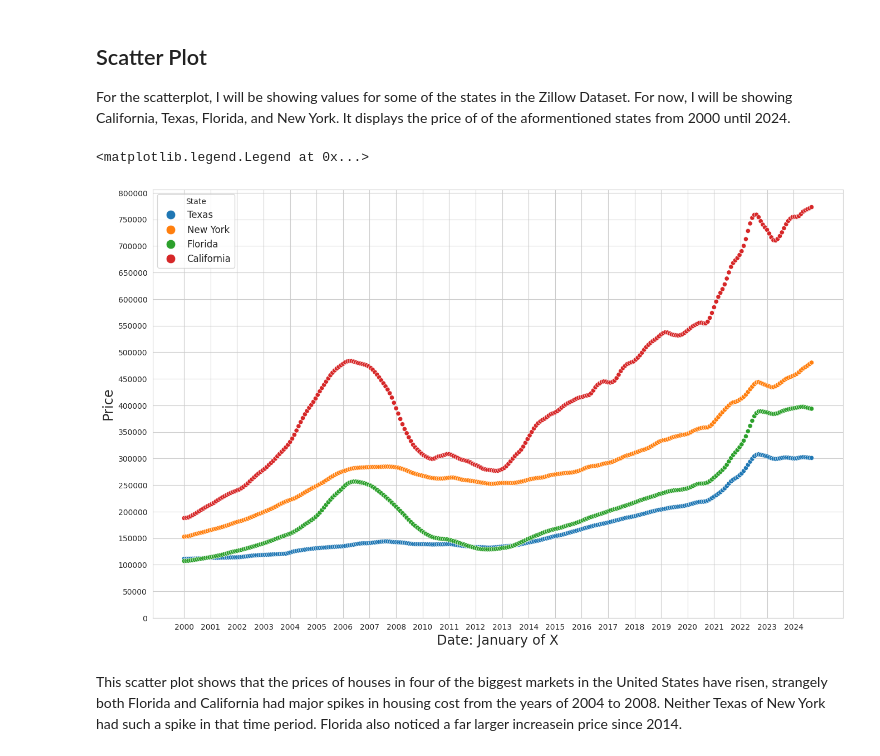
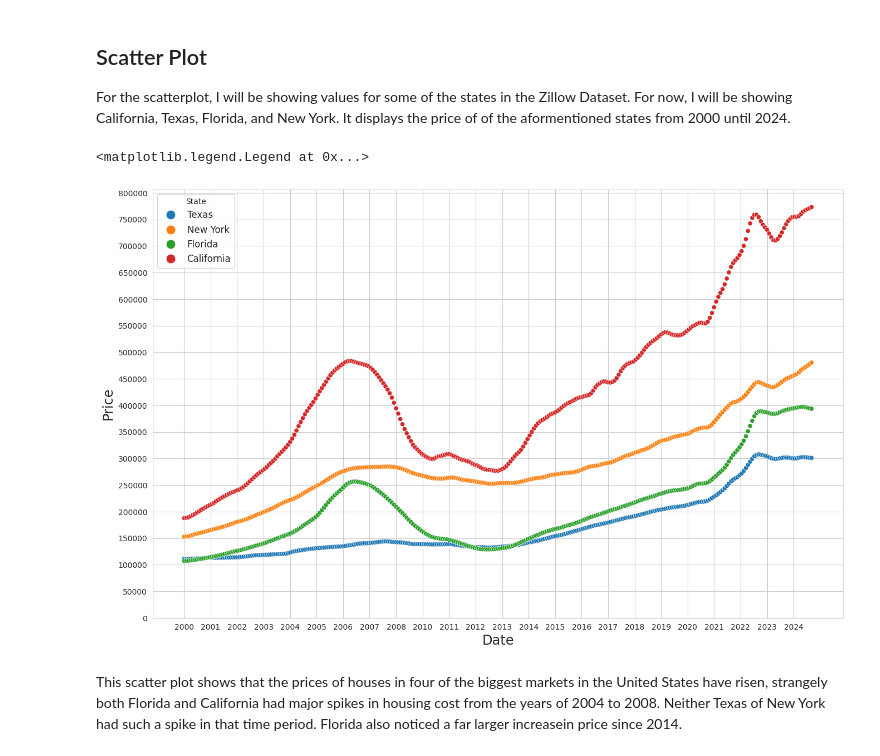
Before and after one commit to baschoff/Data-Science-Project, a Jupyter notebook: Exploration.ipynb, the cells around one changed output. Drawn from its saved outputs; the diff is of its cells as text; code cells hidden in the pictures.

```diff
--- a/Exploration.ipynb
+++ b/Exploration.ipynb
@@ -477,24 +321,24 @@ For the scatterplot, I will be showing values for some of the states in the Zill
 # %%
 Zillow_long = pd.melt(Zillow, id_vars=Zillow.columns[0],
                      value_vars=[Zillow.columns[i] for i in [6, 4, 3, 2]],  # Texas, New York, Florida, California
                      var_name='State_Name', value_name='State')
 Zillow_long = Zillow_long.rename(columns={Zillow.columns[0]: 'Date'})
 
 plt.figure(figsize=(16,10))
 sns.set_style("whitegrid")
-plt.xlabel("Date: January of X",  fontsize = "xx-large")
+plt.xlabel("Date",  fontsize = "xx-large")
 plt.ylabel("Price", fontsize = "xx-large")
 sns.scatterplot(data=Zillow_long,x=Zillow_long.Date,y=Zillow_long.State, hue='State_Name')
 plt.yticks(range(0, int(Zillow_long['State'].max()) + 50000, 50000))
 plt.minorticks_off
 plt.xscale("linear")
 plt.xticks(minor = True)
 plt.xticks(ticks = [0, 12.5, 25, 37.5, 50, 62.5, 75, 87.5, 100, 112.5, 125, 137.5, 150, 162.5, 175, 187.5, 200, 212.5, 225, 237.5, 250, 262.5, 275, 287.5],
            labels = ["2000", "2001", "2002", "2003", "2004", "2005", "2006", "2007", "2008", "2010", "2011", "2012", "2013", "2014", "2015", "2016", "2017", "2018", "2019", "2020", "2021", "2022", "2023", "2024"])
 plt.legend(title='State', loc='upper left', fontsize="12", markerscale=2)
 # %% [output]
 <matplotlib.legend.Legend at 0x...>
-[figure, old version]
+[figure, new version]
 # %% [markdown]
 This scatter plot shows that the prices of houses in four of the biggest markets in the United States have risen, strangely both Florida and California had major spikes in housing cost from the years of 2004 to 2008. Neither Texas of New York had such a spike in that time period. Florida also noticed a far larger increasein price since 2014.
 # %% [markdown]
```
Also changed, not shown: parts of 104 cells of this notebook.
